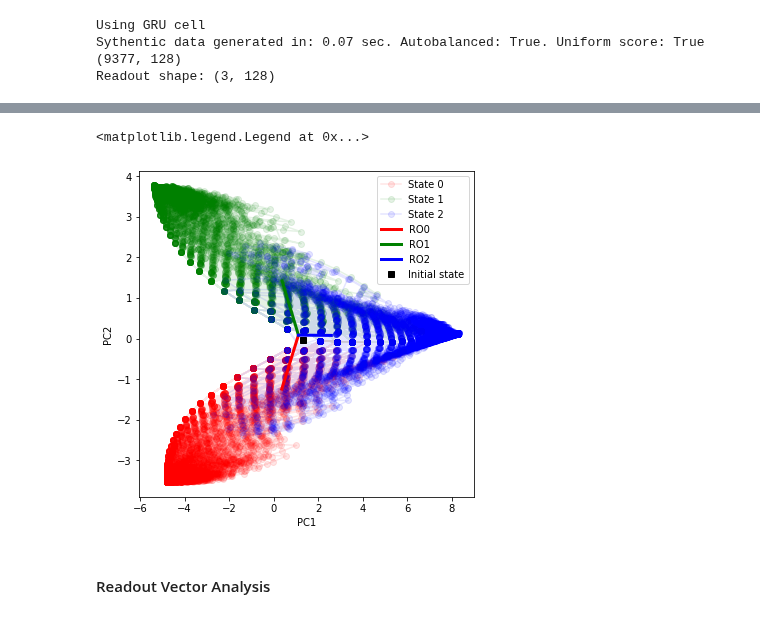
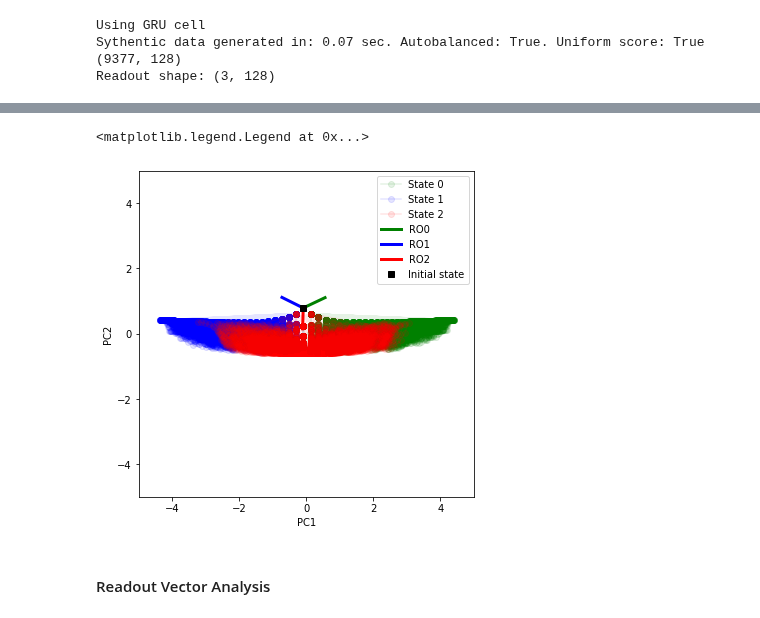
Before and after one commit to kaitken17/colab_based_projects, a Jupyter notebook: sythetic_analysis_multiclass.ipynb, the cells around one changed output, grey strips where cells are left out. Cells and saved outputs as stored; diff of their text form; code cells hidden in the pictures.

```diff
--- a/sythetic_analysis_multiclass.ipynb
+++ b/sythetic_analysis_multiclass.ipynb
@@ -619,17 +630,2 @@ def enumerate_scores(toy_params):
 
   return scores_filtered
-# %%
-toy_params = {
-    'phrase_length': 12,
-    'loss_type': 'XE',
-    'words': ['kinda0', 'kinda1', 'kinda2'],
-    'unordered_class': True,
-    'n_unordered': 3,
-    'filter': 6,
-}
-
-toy_params['base_word_vals'] = baseWordValues(toy_params)
-
-scores = enumerate_scores(toy_params)
-print('Possible scores:', scores)
-print('# Possible scores:', len(scores))
@@ -640,9 +713,10 @@ Possible scores: [[0, 0, 12], [0, 1, 11], [0, 2, 10], [0, 3, 9], [0, 4, 8], [0,
 #### Toy Data Tests
 # %%
 # Various tests/confirmations of phrase generation
+
 if run_tests:
   toy_params = {
-    'phrase_length': 50,
+    'phrase_length': 6,
     'loss_type': 'XE',
     'context_words' : False,
     'variable_length': False, # Takes max phrase length as phrase length
@@ -653,6 +727,7 @@ if run_tests:
     'corr_vals': {},
     'the_padding': False,
     'words': ['kinda0', 'kinda1', 'kinda2'],
+    'uniform_score': True,
     # 'eps2': 0.5,
     # 'eps5': 0.3,
     'filter': 3.0
@@ -1130,7 +1205,7 @@ toy_params = {
   'loss_type': 'XE',
   'context_words' : False,
   'unordered_class': True, # Use an unordered class set
-  'n_unordered': 3,
+  'n_unordered': 2,
   'words': ['kinda0', 'kinda1', 'kinda2'],
   'uniform_score': True, # Uniform distribution over scores
   'filter': 24.0
@@ -1170,7 +1245,7 @@ rnn_specs = {
 
 train_params = {
   'max_grad_norm': 10.0,      # max gradient norm before clipping, clip to this value.
-  'l2reg': 5e-4,           # amount of L2 regularization on the weights
+  'l2reg': 8e-2,           # amount of L2 regularization on the weights
 
   'init_lr': 0.1,                     # initial learning rate
   'decay_factor': 0.9997,             # decay the learning rate this much
@@ -1203,7 +1278,7 @@ new_network = True
 load_network = False
 save_data = True
 
-path = '/content/drive/My Drive/ml_research/fixedpoints_nlp/data/gru_3classrgb_phrase48_uniformscore_filter24_noRO_l2is5e-4.pickle'
+path = '/content/drive/My Drive/ml_research/fixedpoints_nlp/data/gru_3classrgb_phrase48_uniformscore_filter24_noRO_l2is8e-2.pickle'
 save_data = override_data(path, save_data)
 
 if new_network:
@@ -1523,41 +1598,41 @@ pc2 = 1
 
 # state_labels = ['Positive examples', 'Negative examples']
 state_labels = ['State {}'.format(i) for i in range(len(toy_params['sentiments']))]
-state_colors = ['r', 'g', 'b', 'y', 'orange', 'm']
+state_colors = ['g', 'b', 'r', 'y', 'orange', 'm']
 for i in range(len(toy_params['sentiments'])):
   if len(states[i]) > 0:
     pca_states = pca.transform(np.vstack(states[i])).T
     plt.plot(pca_states[pc1], pca_states[pc2], c = state_colors[i], marker='o', alpha=0.1, label=state_labels[i])
 
 # Plots readout direction
 pca_ro = pca.transform(readout)
 pca_zero = pca.transform(np.atleast_2d(np.zeros((rnn_specs['hidden_size'],)))).T
 for i in range(len(readout)):
   # ro_dir = pca.transform(readout[i]).T #np.matmul(comp, readout[i])
   x_ro = [pca_zero[pc1], pca_ro[i][pc1]]
   y_ro = [pca_zero[pc2], pca_ro[i][pc2]]
   plt.plot(x_ro, y_ro, state_colors[i], linewidth = 3, label='RO'+str(i))
 
 pca_h0 = pca.transform(np.atleast_2d(h0)).T
 plt.plot(pca_h0[pc1], pca_h0[pc2], 'ks', label='Initial state')
 
 # path_idxs = [52, 454, 252]
 # for path_idx in path_idxs:
 #   path_pca = pca.transform(hs[path_idx]).T #np.matmul(comp, hs[path_idx].T)
 #   plt.plot(path_pca[pc1], path_pca[pc2], state_colors[np.argmax(syn_data_test['labels'][path_idx][27])], marker='.', label='Random Path')
 #   print('Path label:', syn_data_test['labels'][path_idx][27])
 
 plt.xlabel('PC'+str(pc1+1))
 plt.ylabel('PC'+str(pc2+1))
-plot_coords = None
+plot_coords = 5
 if plot_coords != None:
   plt.xlim(-plot_coords, plot_coords)
   plt.ylim(-plot_coords, plot_coords)
 
 plt.legend()
 # %% [output]
 <matplotlib.legend.Legend at 0x...>
-[figure, old version]
+[figure, new version]
 # %% [markdown]
 #### Readout Vector Analysis
 # %%
```
Also changed, not shown: parts of 18 cells of this notebook.
